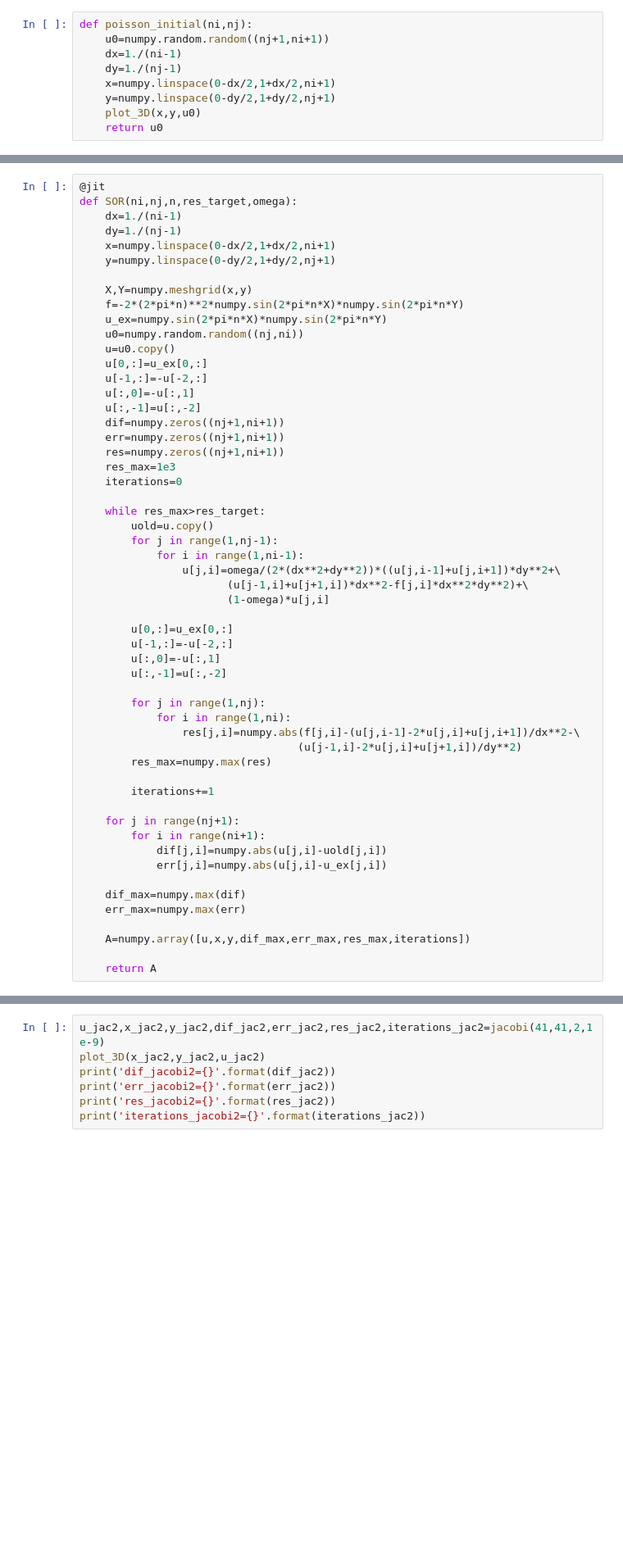
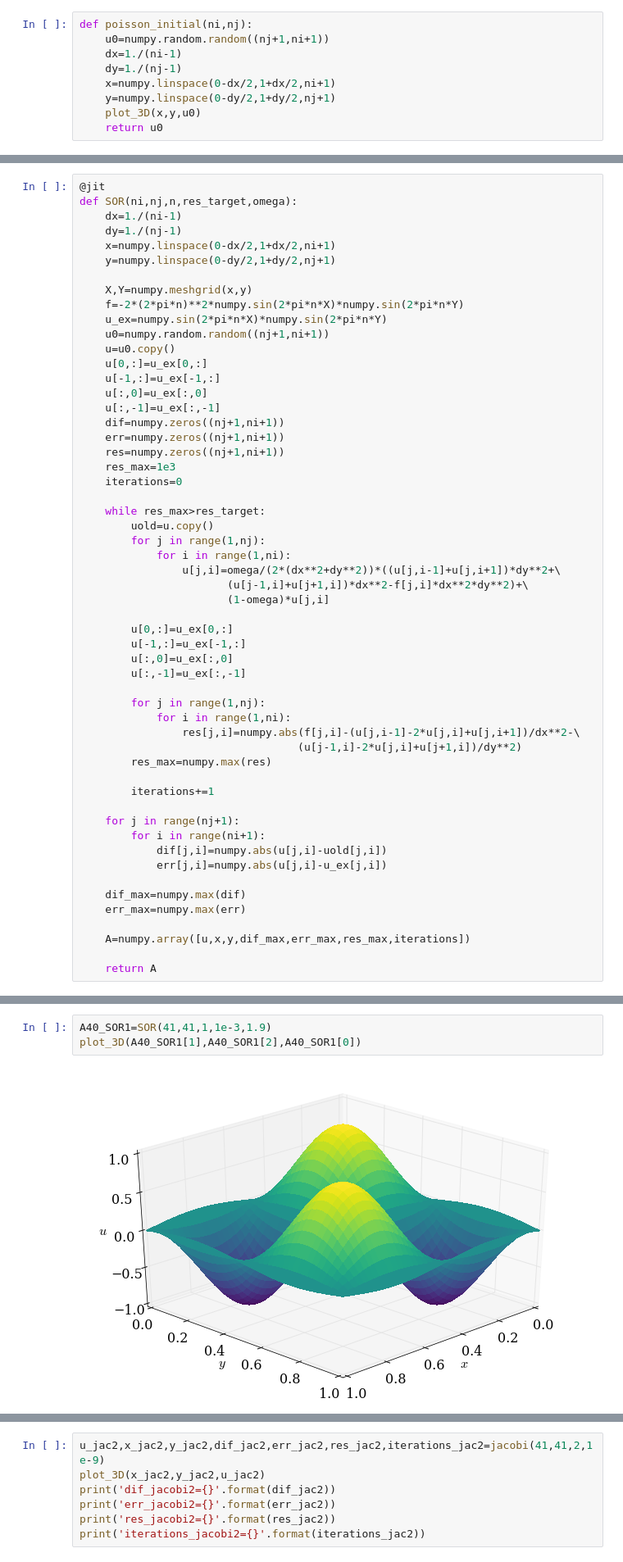
Before and after one commit to yujiasheng912/MAE6225, a Jupyter notebook: poisson2d_sin.ipynb, the cells around one changed output, grey strips where cells are left out. Shown: that part at 82% size. Drawn from its saved outputs; the diff is of its cells as text; blank space fills up the shorter version.

```diff
--- a/poisson2d_sin.ipynb
+++ b/poisson2d_sin.ipynb
@@ -101,12 +103,12 @@ def SOR(ni,nj,n,res_target,omega):
     X,Y=numpy.meshgrid(x,y)
     f=-2*(2*pi*n)**2*numpy.sin(2*pi*n*X)*numpy.sin(2*pi*n*Y)
     u_ex=numpy.sin(2*pi*n*X)*numpy.sin(2*pi*n*Y)
-    u0=numpy.random.random((nj,ni))
+    u0=numpy.random.random((nj+1,ni+1))
     u=u0.copy()
     u[0,:]=u_ex[0,:]
-    u[-1,:]=-u[-2,:]
-    u[:,0]=-u[:,1]
-    u[:,-1]=u[:,-2]
+    u[-1,:]=u_ex[-1,:]
+    u[:,0]=u_ex[:,0]
+    u[:,-1]=u_ex[:,-1]
     dif=numpy.zeros((nj+1,ni+1))
     err=numpy.zeros((nj+1,ni+1))
     res=numpy.zeros((nj+1,ni+1))
@@ -115,16 +117,16 @@ def SOR(ni,nj,n,res_target,omega):
 
     while res_max>res_target:
         uold=u.copy()
-        for j in range(1,nj-1):
-            for i in range(1,ni-1):
+        for j in range(1,nj):
+            for i in range(1,ni):
                 u[j,i]=omega/(2*(dx**2+dy**2))*((u[j,i-1]+u[j,i+1])*dy**2+\
                        (u[j-1,i]+u[j+1,i])*dx**2-f[j,i]*dx**2*dy**2)+\
                        (1-omega)*u[j,i]
 
         u[0,:]=u_ex[0,:]
-        u[-1,:]=-u[-2,:]
-        u[:,0]=-u[:,1]
-        u[:,-1]=u[:,-2]
+        u[-1,:]=u_ex[-1,:]
+        u[:,0]=u_ex[:,0]
+        u[:,-1]=u_ex[:,-1]
 
         for j in range(1,nj):
             for i in range(1,ni):
@@ -148,3 +155,8 @@ def SOR(ni,nj,n,res_target,omega):
+# %%
+A40_SOR1=SOR(41,41,1,1e-3,1.9)
+plot_3D(A40_SOR1[1],A40_SOR1[2],A40_SOR1[0])
+# %% [output]
+[figure, added]
 # %%
 error40_jac=[]
 for k in range(1,20):
```
Also changed, not shown: parts of 16 cells of this notebook.
